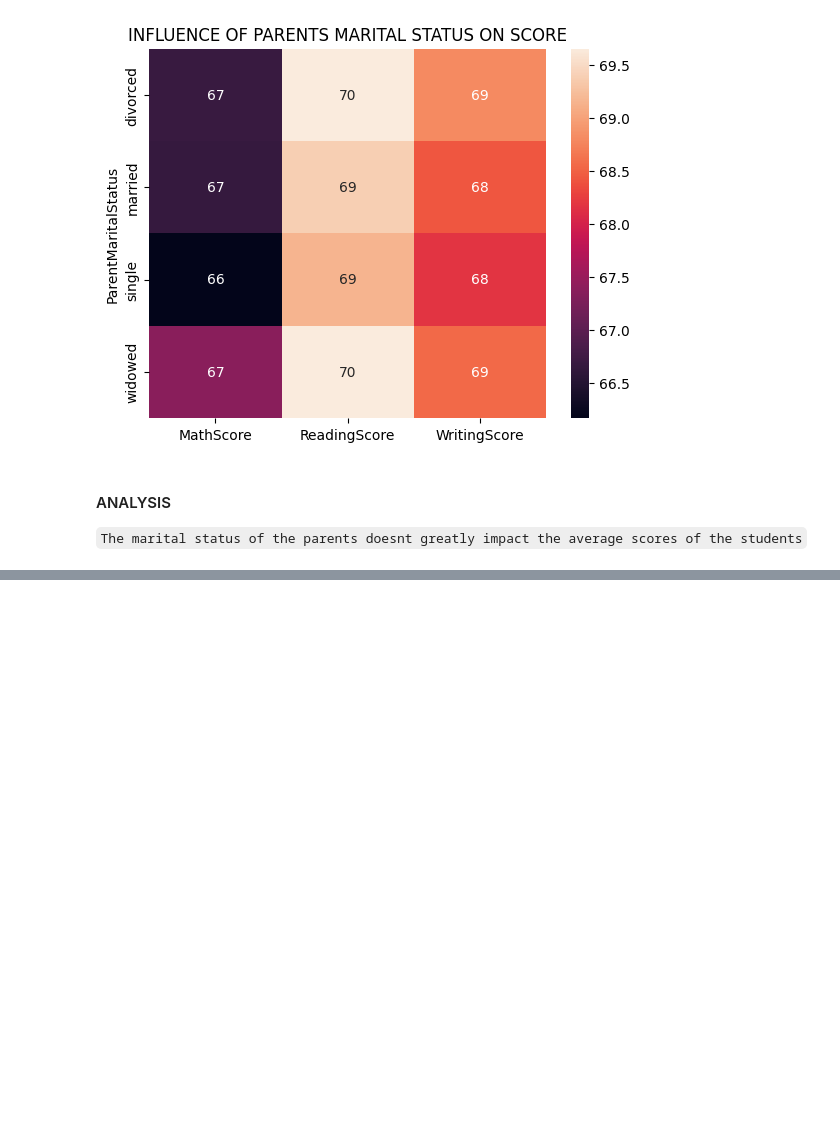
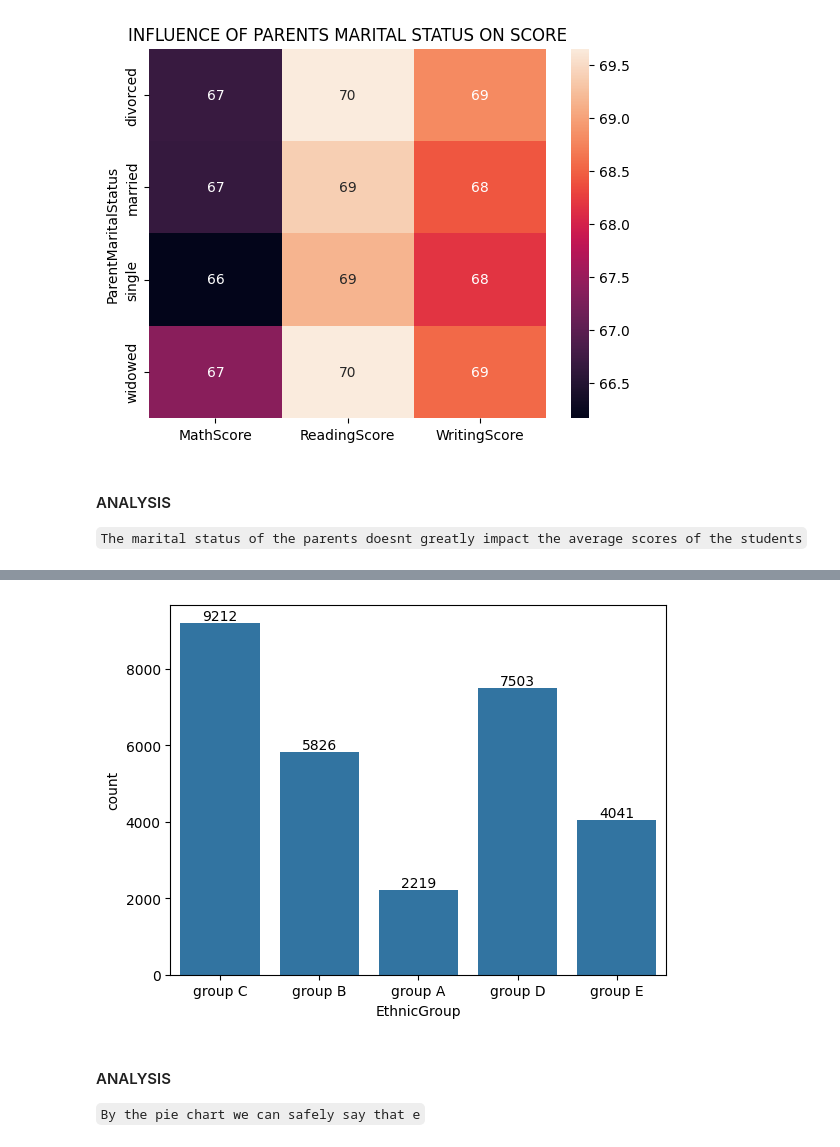
Before and after one commit to SUVAJIT-KARMAKAR/STUDENT-RESULT-ANALYSIS, a Jupyter notebook: RESULTANALYSIS.ipynb, the cells around one changed output, grey strips where cells are left out. Saved outputs shown, nothing was run; the diff lists cells and outputs as text; code cells hidden in the pictures; blank space fills up the shorter version.

```diff
--- a/RESULTANALYSIS.ipynb
+++ b/RESULTANALYSIS.ipynb
@@ -197,0 +321,9 @@ plot.show()
+# %%
+ethnic_chart = seab.countplot(data=dataframe, x='EthnicGroup')
+ethnic_chart.bar_label(ethnic_chart.containers[0])
+plot.show()
+# %% [output]
+[figure, added]
+# %% [markdown]
+#### ANALYSIS
+`By the pie chart we can safely say that e`
```
Also changed, not shown: parts of 13 cells of this notebook, 1 other file.
